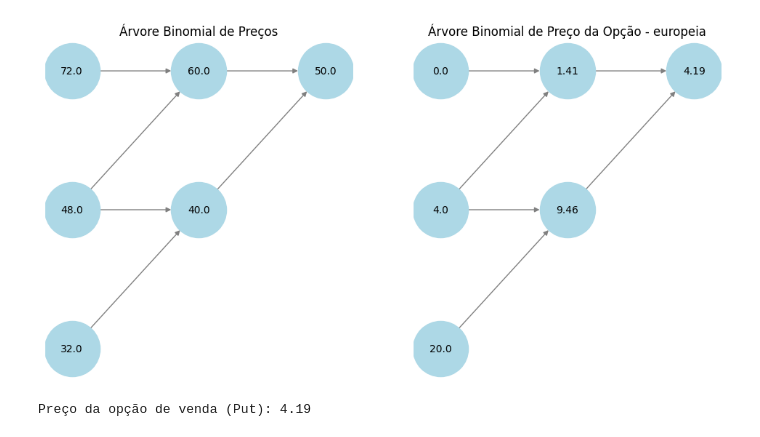
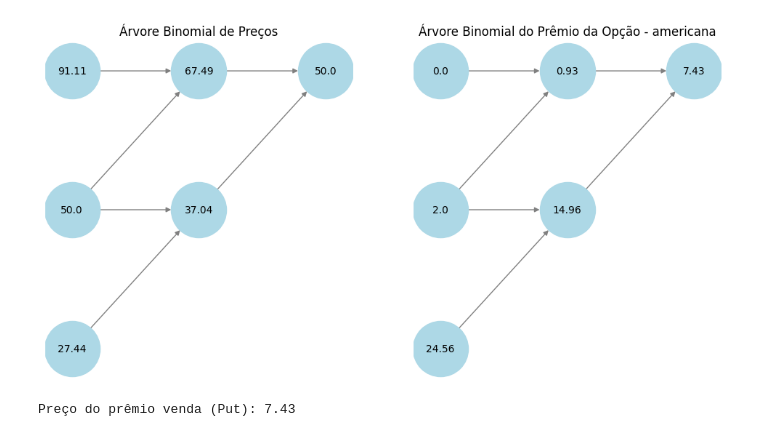
Before and after one commit to DanilJP/Quant, a Jupyter notebook: Arvore_Binomial.ipynb, the cells around one changed output. Drawn from its saved outputs; the diff is of its cells as text; code cells hidden in the pictures.

```diff
--- a/Arvore_Binomial.ipynb
+++ b/Arvore_Binomial.ipynb
@@ -6,9 +6,7 @@ import networkx as nx
 def binomial_option_pricing(S, K, T, r, sigma, N, option_type="call", strike_type="europeia"):
     dt = T / N  # Tamanho do passo no tempo
     u = np.exp(min(sigma * np.sqrt(dt), 700))
-    u = 1.2
     d = 1 / u
-    d = 0.8
     p = (np.exp(r * dt) - d) / (u - d)
 
     stock_tree = []
@@ -61,17 +59,17 @@ def plot_binomial_trees(stock_tree, option_tree,strike_type):
         ax.set_title(title)
 
     plot_tree(stock_tree, axes[0], "Árvore Binomial de Preços")
-    plot_tree(option_tree, axes[1], f"Árvore Binomial de Preço da Opção - {strike_type}")
+    plot_tree(option_tree, axes[1], f"Árvore Binomial do Prêmio da Opção - {strike_type}")
     plt.show()
 # %%
 S = 50  # Preço inicial do ativo
 K = 52  # Preço de exercício
 T = 2    # Tempo até expiração
 r = 0.05 # Taxa de juros livre de risco
-sigma = 0.2  # Volatilidade
+sigma = 0.3  # Volatilidade
 N = 2  # Número de passos na árvore
-put_price = binomial_option_pricing(S, K, T, r, sigma, N, "put", "europeia")
-print(f"Preço da opção de venda (Put): {put_price:.2f}")
+put_price = binomial_option_pricing(S, K, T, r, sigma, N, "put", "americana")
+print(f"Preço do prêmio venda (Put): {put_price:.2f}")
 # %% [output]
-[figure, old version]
+[figure, new version]
-Preço da opção de venda (Put): 4.19
+Preço do prêmio venda (Put): 7.43
```
